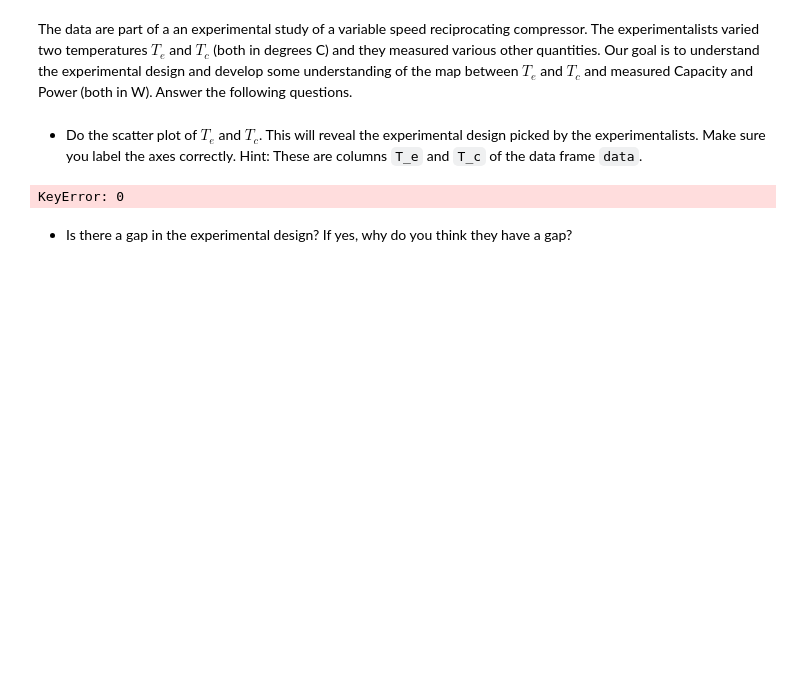
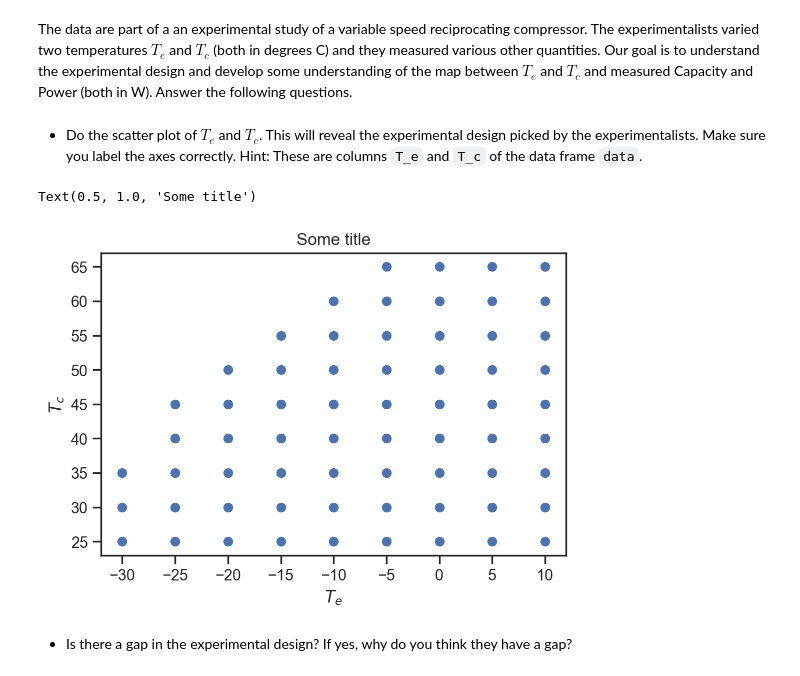
Before and after one commit to FeWiesner/me-297-intro-to-data-science, a Jupyter notebook: lecture04/homework_04.ipynb, the cells around one changed output. Cells and saved outputs as stored; diff of their text form; code cells hidden in the pictures; blank space fills up the shorter version.

```diff
--- a/lecture04/homework_04.ipynb
+++ b/lecture04/homework_04.ipynb
@@ -80,14 +80,16 @@ Our goal is to understand the experimental design and develop some understanding
 Answer the following questions.
 # %% [markdown]
 + Do the scatter plot of $T_e$ and $T_c$. This will reveal the experimental design picked by the experimentalists. Make sure you label the axes correctly. Hint: These are columns `T_e` and `T_c` of the data frame `data`.
-# %%
-# your code here
-
-plt.scatter(data['T_c'], data[0])
-
-plt.show()
-# %% [output]
-KeyError: 0
+# %%
+# your code here
+fig, ax = plt.subplots()
+ax.scatter(data['T_e'], data['T_c'])
+ax.set_xlabel('$T_e$')
+ax.set_ylabel('$T_c$')
+ax.set_title('Some title')
+# %% [output]
+Text(0.5, 1.0, 'Some title')
+[figure, added]
 # %% [markdown]
 + Is there a gap in the experimental design? If yes, why do you think they have a gap?
 # %% [markdown]
```
Also changed, not shown: parts of 14 cells of this notebook, 3 other files.
